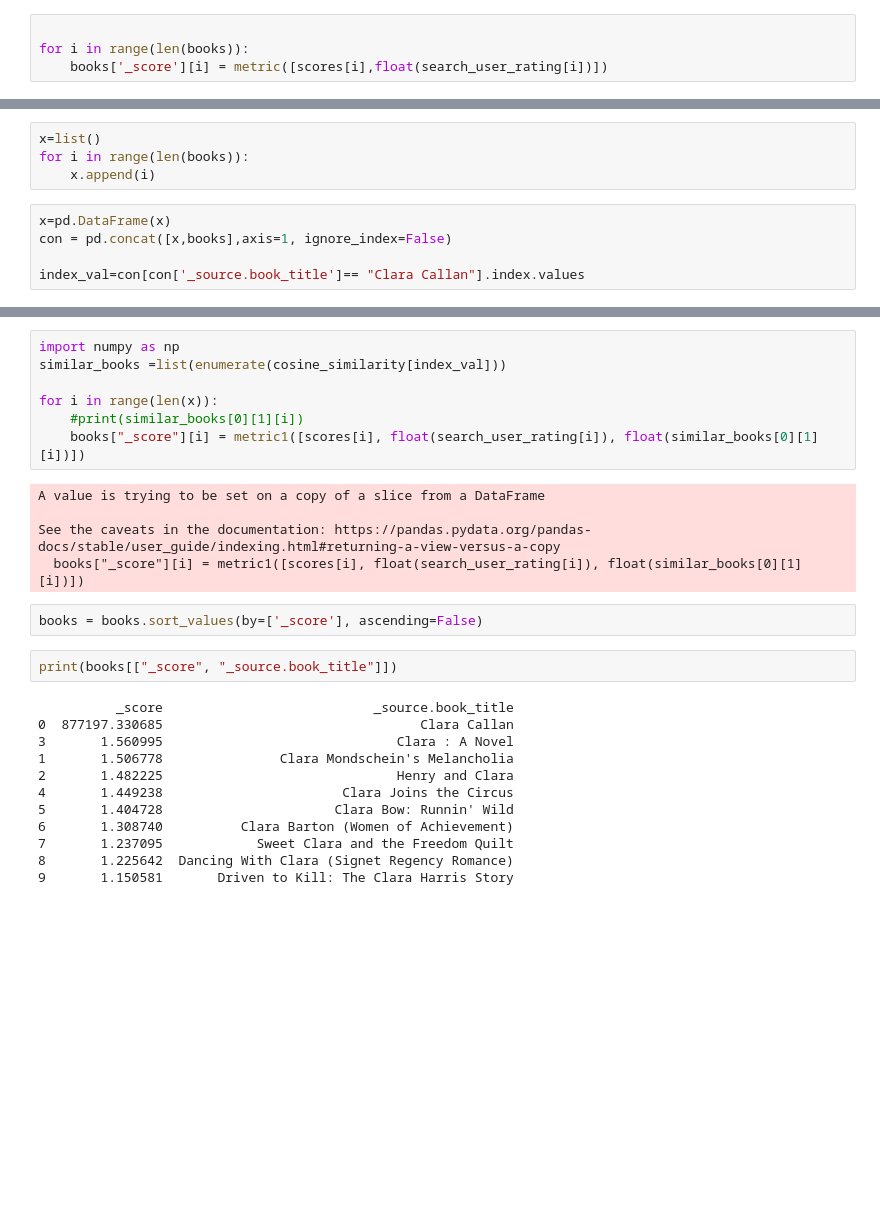
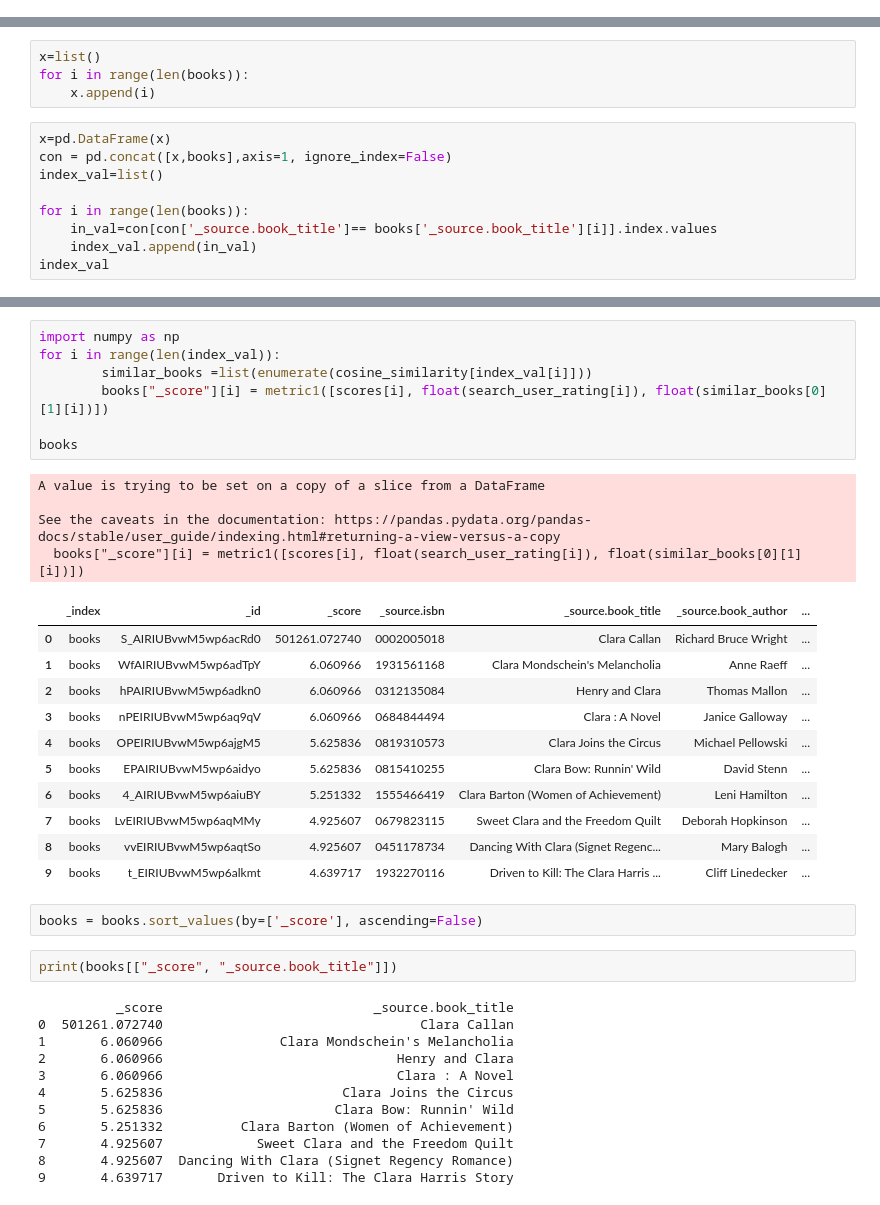
Before and after one commit to Pspetz/Book-Recommendation-System-, a Jupyter notebook: costum.ipynb, the cells around one changed output, grey strips where cells are left out. Saved outputs shown, nothing was run; the diff lists cells and outputs as text; blank space fills up the shorter version.

```diff
--- a/costum.ipynb
+++ b/costum.ipynb
@@ -120,4 +130,0 @@ print(books[["_score","_source.book_title"]])
-# %%
-
-for i in range(len(books)):
-    books['_score'][i] = metric([scores[i],float(search_user_rating[i])])
@@ -232,5 +218,9 @@ for i in range(len(books)):
 # %%
 x=pd.DataFrame(x)
 con = pd.concat([x,books],axis=1, ignore_index=False)
+index_val=list()
 
-index_val=con[con['_source.book_title']== "Clara Callan"].index.values
+for i in range(len(books)):
+    in_val=con[con['_source.book_title']== books['_source.book_title'][i]].index.values
+    index_val.append(in_val)
+index_val
@@ -237,28 +238,39 @@ index_val=con[con['_source.book_title']== "Clara Callan"].index.values
 # %%
 import numpy as np
-similar_books =list(enumerate(cosine_similarity[index_val]))
+for i in range(len(index_val)):
+        similar_books =list(enumerate(cosine_similarity[index_val[i]]))
+        books["_score"][i] = metric1([scores[i], float(search_user_rating[i]), float(similar_books[0][1][i])])
 
-for i in range(len(x)):
-    #print(similar_books[0][1][i])
-    books["_score"][i] = metric1([scores[i], float(search_user_rating[i]), float(similar_books[0][1][i])])
+books
 # %% [output]
 A value is trying to be set on a copy of a slice from a DataFrame
 
 See the caveats in the documentation: https://pandas.pydata.org/pandas-docs/stable/user_guide/indexing.html#returning-a-view-versus-a-copy
   books["_score"][i] = metric1([scores[i], float(search_user_rating[i]), float(similar_books[0][1][i])])
+|  | _index | _id | _score | _source.isbn | _source.book_title | _source.book_author | ... |
+| 0 | books | S_AIRIUBvwM5wp6acRd0 | 501261.072740 | 0002005018 | Clara Callan | Richard Bruce Wright | ... |
+| 1 | books | WfAIRIUBvwM5wp6adTpY | 6.060966 | 1931561168 | Clara Mondschein's Melancholia | Anne Raeff | ... |
+| 2 | books | hPAIRIUBvwM5wp6adkn0 | 6.060966 | 0312135084 | Henry and Clara | Thomas Mallon | ... |
+| 3 | books | nPEIRIUBvwM5wp6aq9qV | 6.060966 | 0684844494 | Clara : A Novel | Janice Galloway | ... |
+| 4 | books | OPEIRIUBvwM5wp6ajgM5 | 5.625836 | 0819310573 | Clara Joins the Circus | Michael Pellowski | ... |
+| 5 | books | EPAIRIUBvwM5wp6aidyo | 5.625836 | 0815410255 | Clara Bow: Runnin' Wild | David Stenn | ... |
+| 6 | books | 4_AIRIUBvwM5wp6aiuBY | 5.251332 | 1555466419 | Clara Barton (Women of Achievement) | Leni Hamilton | ... |
+| 7 | books | LvEIRIUBvwM5wp6aqMMy | 4.925607 | 0679823115 | Sweet Clara and the Freedom Quilt | Deborah Hopkinson | ... |
+| 8 | books | vvEIRIUBvwM5wp6aqtSo | 4.925607 | 0451178734 | Dancing With Clara (Signet Regenc... | Mary Balogh | ... |
+| 9 | books | t_EIRIUBvwM5wp6alkmt | 4.639717 | 1932270116 | Driven to Kill: The Clara Harris ... | Cliff Linedecker | ... |
 # %%
 books = books.sort_values(by=['_score'], ascending=False)
 # %%
 print(books[["_score", "_source.book_title"]])
 # %% [output]
           _score                           _source.book_title
-0  877197.330685                                 Clara Callan
-3       1.560995                              Clara : A Novel
-1       1.506778               Clara Mondschein's Melancholia
-2       1.482225                              Henry and Clara
-4       1.449238                       Clara Joins the Circus
-5       1.404728                      Clara Bow: Runnin' Wild
-6       1.308740          Clara Barton (Women of Achievement)
-7       1.237095            Sweet Clara and the Freedom Quilt
-8       1.225642  Dancing With Clara (Signet Regency Romance)
-9       1.150581       Driven to Kill: The Clara Harris Story
+0  501261.072740                                 Clara Callan
+1       6.060966               Clara Mondschein's Melancholia
+2       6.060966                              Henry and Clara
+3       6.060966                              Clara : A Novel
+4       5.625836                       Clara Joins the Circus
+5       5.625836                      Clara Bow: Runnin' Wild
+6       5.251332          Clara Barton (Women of Achievement)
+7       4.925607            Sweet Clara and the Freedom Quilt
+8       4.925607  Dancing With Clara (Signet Regency Romance)
+9       4.639717       Driven to Kill: The Clara Harris Story
```
Also changed, not shown: parts of 14 cells of this notebook, 2 other files.
